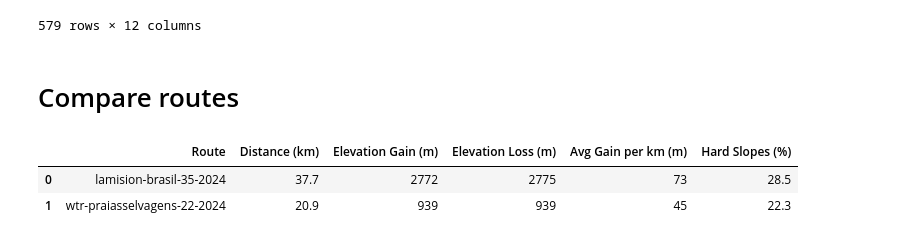
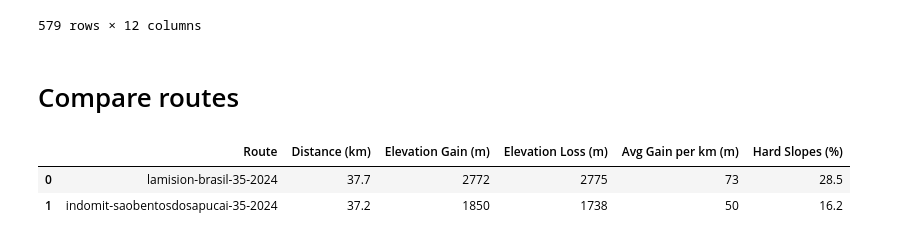
Before and after one commit to mpjan/gpx-compare, a Jupyter notebook: code/read-gpx.ipynb, the cells around one changed output. Saved outputs shown, nothing was run; the diff lists cells and outputs as text; code cells hidden in the pictures.

```diff
--- a/code/read-gpx.ipynb
+++ b/code/read-gpx.ipynb
@@ -83,25 +83,25 @@ route.df
 # %%
 # Create a route group
 group = RouteGroup()
 
 # Add routes with custom labels
 group.add_route(
     route=Route(os.path.join(GPX_FILE_PATH, 'lamision-brasil-35-2024.gpx')),
     label='lamision-brasil-35-2024'
 )
 group.add_route(
-    route=Route(os.path.join(GPX_FILE_PATH, 'wtr-praiasselvagens-22-2024.gpx')),
-    label='wtr-praiasselvagens-22-2024'
+    route=Route(os.path.join(GPX_FILE_PATH, 'indomit-saobentosdosapucai-35-2024.gpx')),
+    label='indomit-saobentosdosapucai-35-2024'
 )
 
 # Compare stats
 compare_stats_df = group.compare_stats()
 display(compare_stats_df)
 
 # Plot elevation comparison
 elevation_comparison = group.plot_elevation_comparison()
 elevation_comparison
 # %% [output]
 |  | Route | Distance (km) | Elevation Gain (m) | Elevation Loss (m) | Avg Gain per km (m) | Hard Slopes (%) |
 | 0 | lamision-brasil-35-2024 | 37.7 | 2772 | 2775 | 73 | 28.5 |
-| 1 | wtr-praiasselvagens-22-2024 | 20.9 | 939 | 939 | 45 | 22.3 |
+| 1 | indomit-saobentosdosapucai-35-2024 | 37.2 | 1850 | 1738 | 50 | 16.2 |
```
Also changed, not shown: 2 other files.
